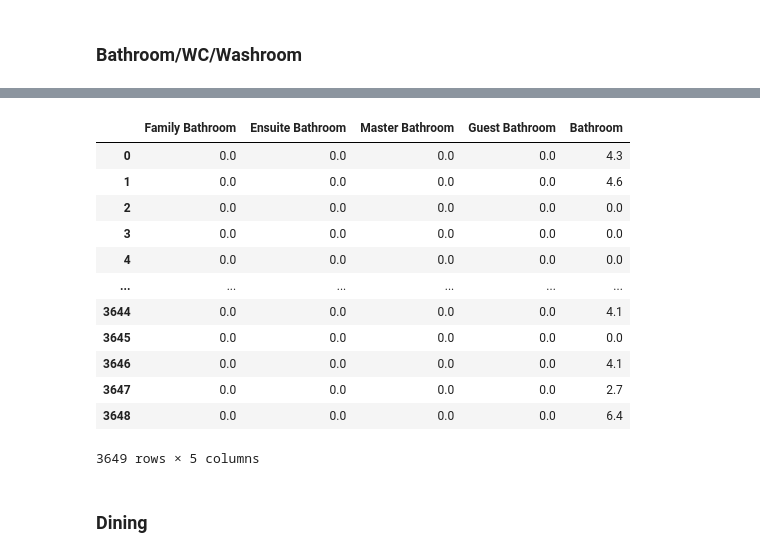
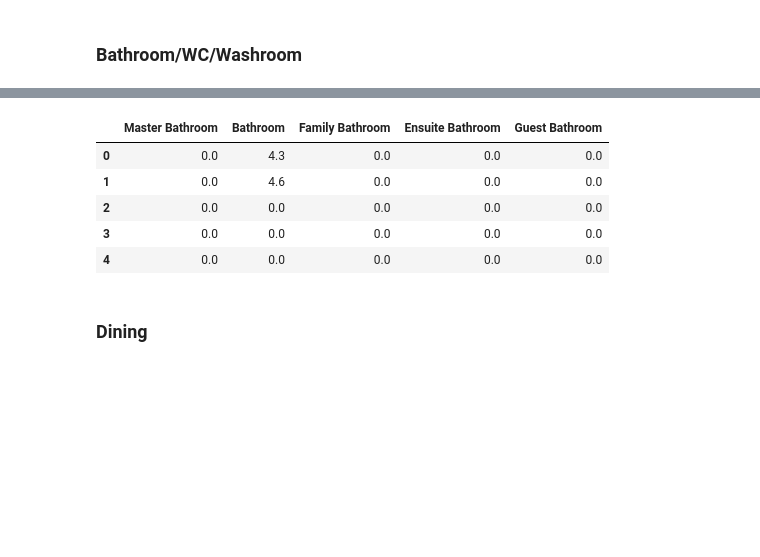
Before and after one commit to luowx0905/Individual-Project, a Jupyter notebook: sell property/read_dataset/read_property_data.ipynb, the cells around one changed output, grey strips where cells are left out. Cells and saved outputs as stored; diff of their text form; code cells hidden in the pictures; blank space fills up the shorter version.

Commit message:
Extract other rooms

```diff
--- a/sell property/read_dataset/read_property_data.ipynb
+++ b/sell property/read_dataset/read_property_data.ipynb
@@ -603,7 +609,7 @@ bedrooms.head()
 # %% [markdown]
 ### Kitchen
 # %%
-for room in handler.s3_rooms:
+for room in handler.s3_rooms[: 50]:
     if room is None: continue
     for k, v in room.items():
         if "kitchen" in k.lower():
@@ -735,21 +743,14 @@ for i in range(len(handler.s3_rooms)):
     bathrooms.append(bathroom_per_property)
 # %%
 bathrooms = pd.DataFrame(bathrooms)
-bathrooms
+bathrooms.head()
 # %% [output]
-|  | Family Bathroom | Ensuite Bathroom | Master Bathroom | Guest Bathroom | Bathroom |
-| 0 | 0.0 | 0.0 | 0.0 | 0.0 | 4.3 |
-| 1 | 0.0 | 0.0 | 0.0 | 0.0 | 4.6 |
+|  | Master Bathroom | Bathroom | Family Bathroom | Ensuite Bathroom | Guest Bathroom |
+| 0 | 0.0 | 4.3 | 0.0 | 0.0 | 0.0 |
+| 1 | 0.0 | 4.6 | 0.0 | 0.0 | 0.0 |
 | 2 | 0.0 | 0.0 | 0.0 | 0.0 | 0.0 |
 | 3 | 0.0 | 0.0 | 0.0 | 0.0 | 0.0 |
 | 4 | 0.0 | 0.0 | 0.0 | 0.0 | 0.0 |
-| ... | ... | ... | ... | ... | ... |
-| 3644 | 0.0 | 0.0 | 0.0 | 0.0 | 4.1 |
-| 3645 | 0.0 | 0.0 | 0.0 | 0.0 | 0.0 |
-| 3646 | 0.0 | 0.0 | 0.0 | 0.0 | 4.1 |
-| 3647 | 0.0 | 0.0 | 0.0 | 0.0 | 2.7 |
-| 3648 | 0.0 | 0.0 | 0.0 | 0.0 | 6.4 |
-3649 rows × 5 columns
 # %% [markdown]
 ### Dining
 # %%
```
Also changed, not shown: parts of 15 cells of this notebook, 1 other file.
